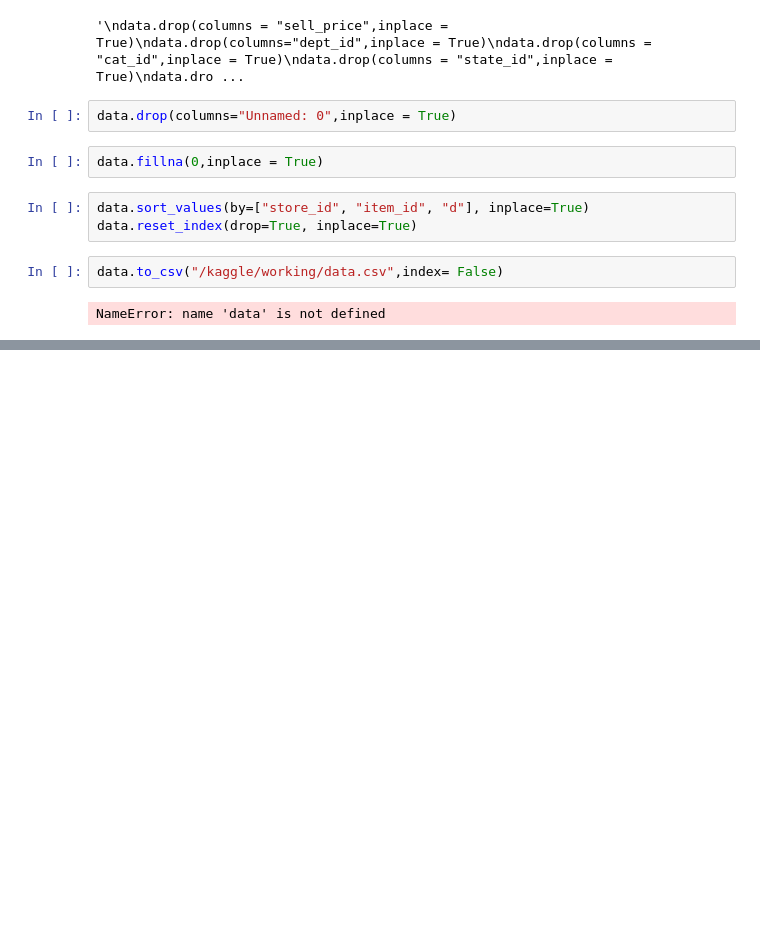
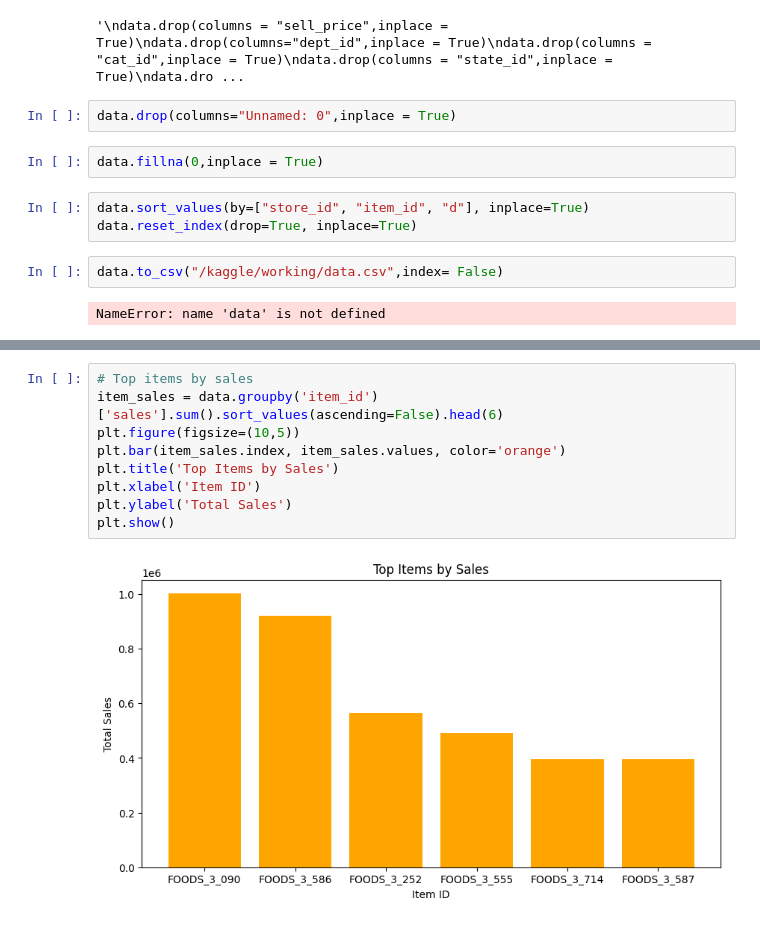
Before and after one commit to davidrimon2004/DEPI_project, a Jupyter notebook: data_cleaning.ipynb, the cells around one changed output, grey strips where cells are left out. Cells and saved outputs as stored; diff of their text form; blank space fills up the shorter version.

```diff
--- a/data_cleaning.ipynb
+++ b/data_cleaning.ipynb
@@ -264,0 +374,11 @@ NameError: name 'data' is not defined
+# %%
+# Top items by sales
+item_sales = data.groupby('item_id')['sales'].sum().sort_values(ascending=False).head(6)
+plt.figure(figsize=(10,5))
+plt.bar(item_sales.index, item_sales.values, color='orange')
+plt.title('Top Items by Sales')
+plt.xlabel('Item ID')
+plt.ylabel('Total Sales')
+plt.show()
+# %% [output]
+[figure, added]
```
Also changed, not shown: parts of 16 cells of this notebook.
